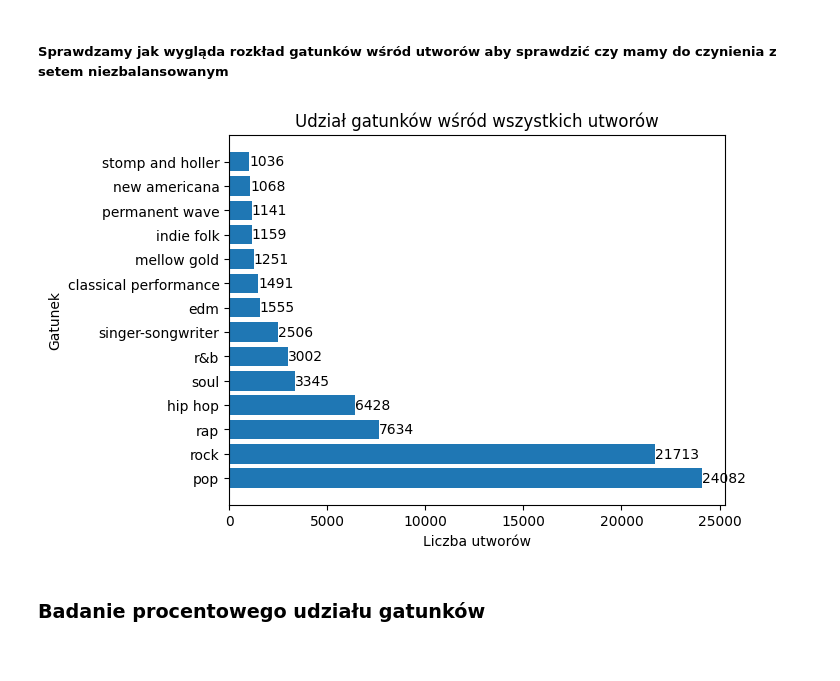
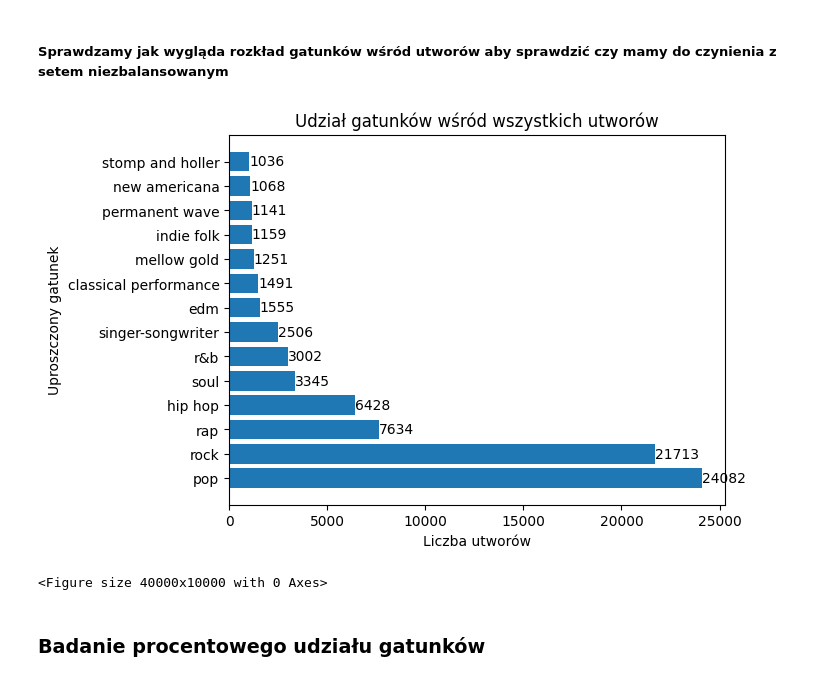
Before and after one commit to XxRoloxX/Spotler, a Jupyter notebook: exploratory_data_analysis.ipynb, the cells around one changed output. Cells and saved outputs as stored; diff of their text form; code cells hidden in the pictures.

```diff
--- a/exploratory_data_analysis.ipynb
+++ b/exploratory_data_analysis.ipynb
@@ -143,19 +143,23 @@ df = pd.read_csv(csv_simple_genre_name, sep="[\t]")
 # %% [markdown]
 <h5>Sprawdzamy jak wygląda rozkład gatunków wśród utworów aby sprawdzić czy mamy do czynienia z setem niezbalansowanym</h5>
 # %%
-simplified_genre_count = (df["simplyfied_name"].value_counts())
-fig, ax = plt.subplots()
+def draw_chart_of_genre_count(df,title):
+    simplified_genre_count = (df["simplyfied_name"].value_counts())
+    fig, ax = plt.subplots()
 
-bars = ax.barh(simplified_genre_count.index, simplified_genre_count.values)
-ax.bar_label(bars)
-ax.set_xlabel("Liczba utworów")
-ax.set_ylabel("Gatunek")
-ax.set_title("Udział gatunków wśród wszystkich utworów")
+    bars = ax.barh(simplified_genre_count.index, simplified_genre_count.values)
+    ax.bar_label(bars)
+    ax.set_xlabel("Liczba utworów")
+    ax.set_ylabel("Uproszczony gatunek")
+    ax.set_title(title)
+    plt.figure(figsize=(400,100))
 
-
-plt.show()
+    plt.tight_layout()
+    plt.show()
+draw_chart_of_genre_count(df, "Udział gatunków wśród wszystkich utworów")
 # %% [output]
-[figure, old version]
+[figure, new version]
+<Figure size 40000x10000 with 0 Axes>
 # %% [markdown]
 <h3>Badanie procentowego udziału gatunków</h3>
 # %% [markdown]
```
Also changed, not shown: parts of 10 cells of this notebook, 1 other file.
